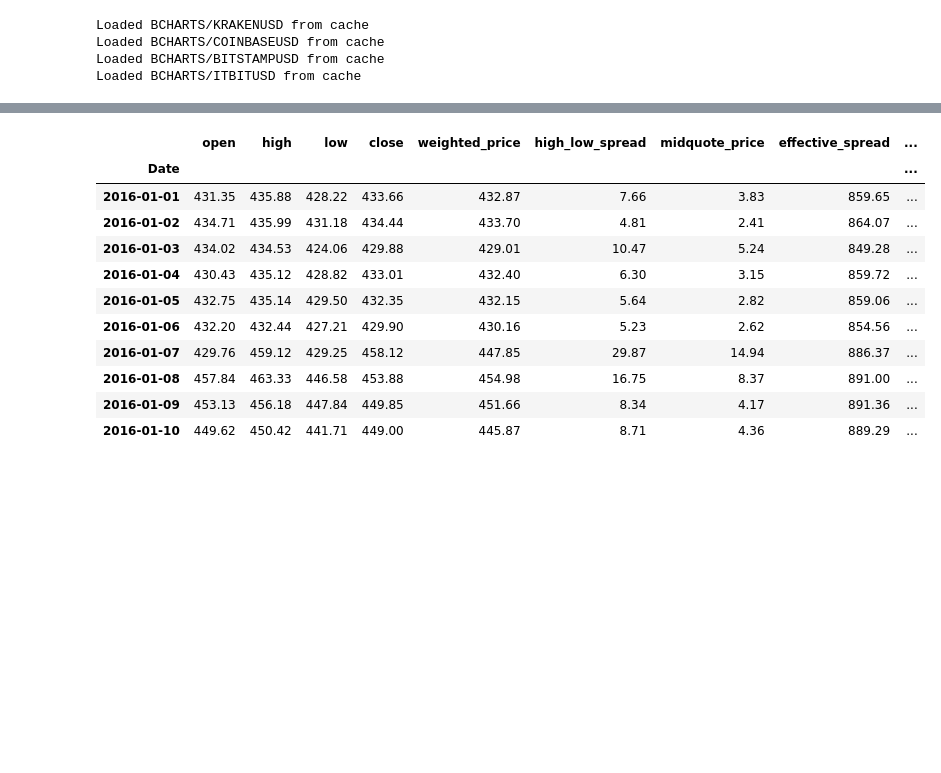
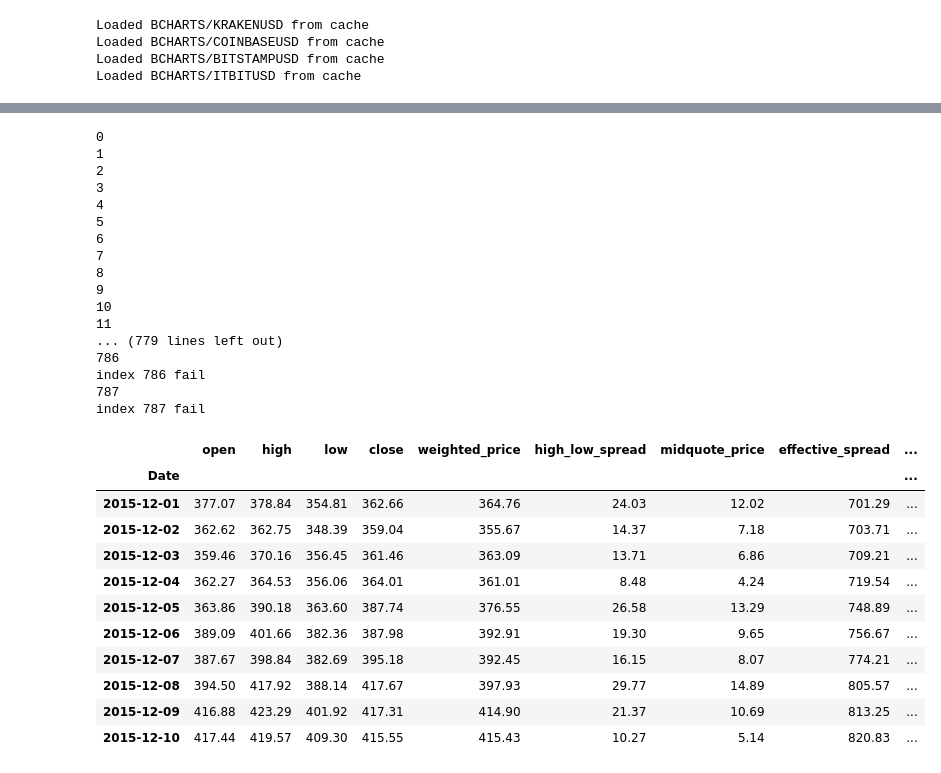
Before and after one commit to kundami/bitcoin_data_analaysis, a Jupyter notebook: jamie/data_clean.ipynb, the cells around one changed output, grey strips where cells are left out. Cells and saved outputs as stored; diff of their text form; code cells hidden in the pictures; blank space fills up the shorter version.

```diff
--- a/jamie/data_clean.ipynb
+++ b/jamie/data_clean.ipynb
@@ -26,8 +26,8 @@ for exchange in exchanges:
     exchange_code = 'BCHARTS/{}USD'.format(exchange)
     df_exchange_temp = get_quandl_data(exchange_code)
     df_exchange_temp.reset_index(inplace=True)
-    df_exchange_temp = df_exchange_temp.loc[(df_exchange_temp['Date'] >= datetime(2016, 1, 1)) &
-                                            (df_exchange_temp['Date'] < datetime(2018,1,1))]
+    df_exchange_temp = df_exchange_temp.loc[(df_exchange_temp['Date'] >= datetime(2015, 12, 1)) &
+                                            (df_exchange_temp['Date'] < datetime(2018,2,1))]
 
     exchanges_list.append(df_exchange_temp)
 # %% [output]
@@ -61,37 +61,68 @@ df_total.head(16)
 # %%
 # open, high, low, close, and weighted price are averaged by date from all exchanges
 df_final = df_total.groupby('Date').mean()
 df_final.drop(['Volume (BTC)','Volume (Currency)'], axis=1, inplace=True)
 df_final.columns = ['open','high','low','close','weighted_price']
 
 # high_low_spread = high - low
 df_final['high_low_spread'] = df_final['high'] - df_final['low']
 
 # midquote_price = (high-low)/2
 df_final['midquote_price'] = df_final['high_low_spread']/2
 
 # effective_spread = 2 * (close - midquote_price)
 df_final['effective_spread'] = 2 * (df_final['close'] - df_final['midquote_price'])
 
+
+# closing trailing 7 days
+df_final["7_trailing"] = ""
+# closing next trailing 7 days
+df_final["7_next_trailing"] = ""
+
+for i in range(len(df_final['close'])):
+    print(i)
+    try:
+        df_final.set_value(df_final.index.values[i],'7_trailing',df_final['close'][i] - df_final['close'][i-7])
+        df_final.set_value(df_final.index.values[i],'7_next_trailing',df_final['close'][i+7] - df_final['close'][i])
+    except:
+        print('index {} fail'.format(i))
+
 df_final = df_final.round(2)
 
 # volume (btc and currency) are sum by date from all exchanges
 df_final = pd.concat([df_final, df_total.groupby('Date').sum()[['Volume (BTC)','Volume (Currency)']]], axis=1,
                    join_axes=[df_final.index])
 df_final = df_final.round({'Volume (Currency)': 2})
 df_final.rename(columns = {'Volume (BTC)':'volume_btc','Volume (Currency)':'volume_currency'},inplace=True)
 
 df_final.head(10)
 # %% [output]
+0
+1
+2
+3
+4
+5
+6
+7
+8
+9
+10
+11
+... (779 lines left out)
+786
+index 786 fail
+787
+index 787 fail
 |  | open | high | low | close | weighted_price | high_low_spread | midquote_price | effective_spread | ... |
 | Date |  |  |  |  |  |  |  |  | ... |
-| 2016-01-01 | 431.35 | 435.88 | 428.22 | 433.66 | 432.87 | 7.66 | 3.83 | 859.65 | ... |
-| 2016-01-02 | 434.71 | 435.99 | 431.18 | 434.44 | 433.70 | 4.81 | 2.41 | 864.07 | ... |
-| 2016-01-03 | 434.02 | 434.53 | 424.06 | 429.88 | 429.01 | 10.47 | 5.24 | 849.28 | ... |
-| 2016-01-04 | 430.43 | 435.12 | 428.82 | 433.01 | 432.40 | 6.30 | 3.15 | 859.72 | ... |
-| 2016-01-05 | 432.75 | 435.14 | 429.50 | 432.35 | 432.15 | 5.64 | 2.82 | 859.06 | ... |
-| 2016-01-06 | 432.20 | 432.44 | 427.21 | 429.90 | 430.16 | 5.23 | 2.62 | 854.56 | ... |
-| 2016-01-07 | 429.76 | 459.12 | 429.25 | 458.12 | 447.85 | 29.87 | 14.94 | 886.37 | ... |
-| 2016-01-08 | 457.84 | 463.33 | 446.58 | 453.88 | 454.98 | 16.75 | 8.37 | 891.00 | ... |
-| 2016-01-09 | 453.13 | 456.18 | 447.84 | 449.85 | 451.66 | 8.34 | 4.17 | 891.36 | ... |
-| 2016-01-10 | 449.62 | 450.42 | 441.71 | 449.00 | 445.87 | 8.71 | 4.36 | 889.29 | ... |
+| 2015-12-01 | 377.07 | 378.84 | 354.81 | 362.66 | 364.76 | 24.03 | 12.02 | 701.29 | ... |
+| 2015-12-02 | 362.62 | 362.75 | 348.39 | 359.04 | 355.67 | 14.37 | 7.18 | 703.71 | ... |
+| 2015-12-03 | 359.46 | 370.16 | 356.45 | 361.46 | 363.09 | 13.71 | 6.86 | 709.21 | ... |
+| 2015-12-04 | 362.27 | 364.53 | 356.06 | 364.01 | 361.01 | 8.48 | 4.24 | 719.54 | ... |
+| 2015-12-05 | 363.86 | 390.18 | 363.60 | 387.74 | 376.55 | 26.58 | 13.29 | 748.89 | ... |
+| 2015-12-06 | 389.09 | 401.66 | 382.36 | 387.98 | 392.91 | 19.30 | 9.65 | 756.67 | ... |
+| 2015-12-07 | 387.67 | 398.84 | 382.69 | 395.18 | 392.45 | 16.15 | 8.07 | 774.21 | ... |
+| 2015-12-08 | 394.50 | 417.92 | 388.14 | 417.67 | 397.93 | 29.77 | 14.89 | 805.57 | ... |
+| 2015-12-09 | 416.88 | 423.29 | 401.92 | 417.31 | 414.90 | 21.37 | 10.69 | 813.25 | ... |
+| 2015-12-10 | 417.44 | 419.57 | 409.30 | 415.55 | 415.43 | 10.27 | 5.14 | 820.83 | ... |
```
Also changed, not shown: parts of 5 cells of this notebook, 1 other file.
